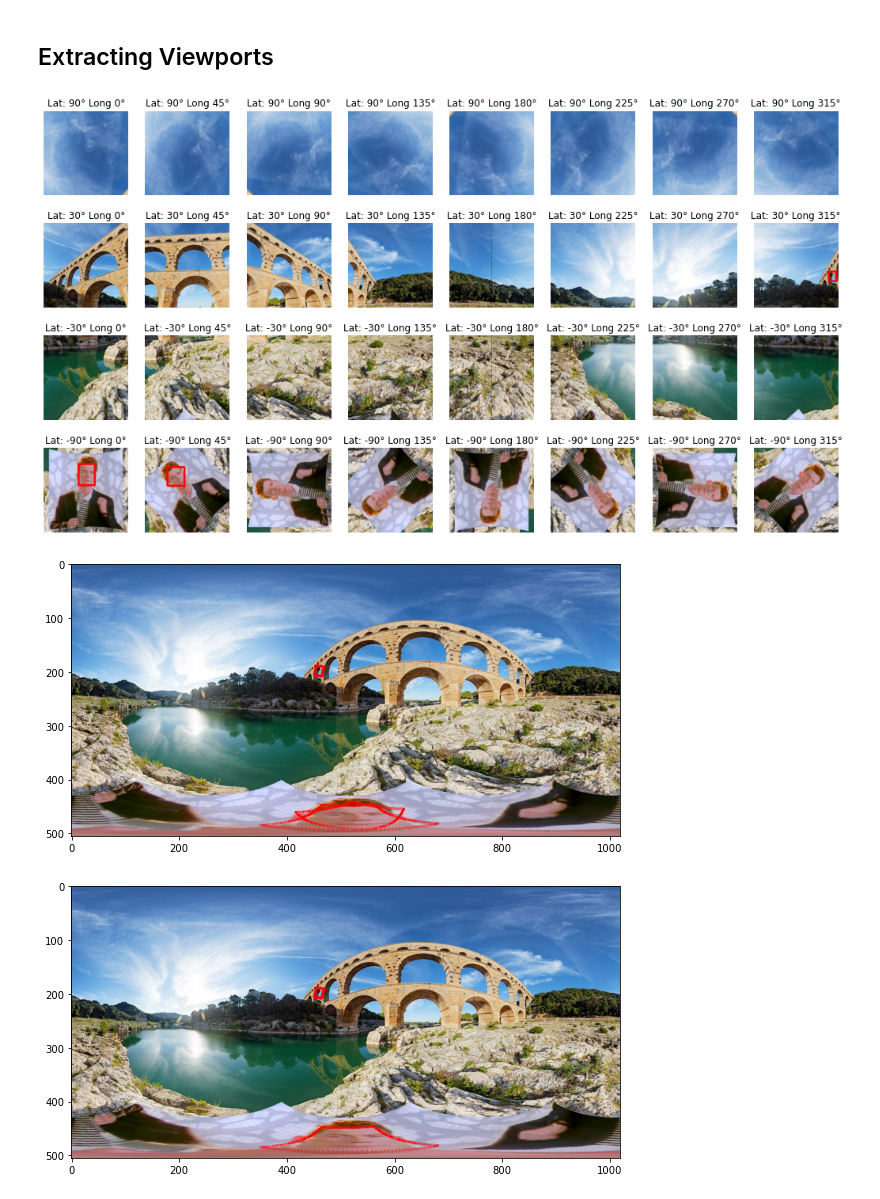
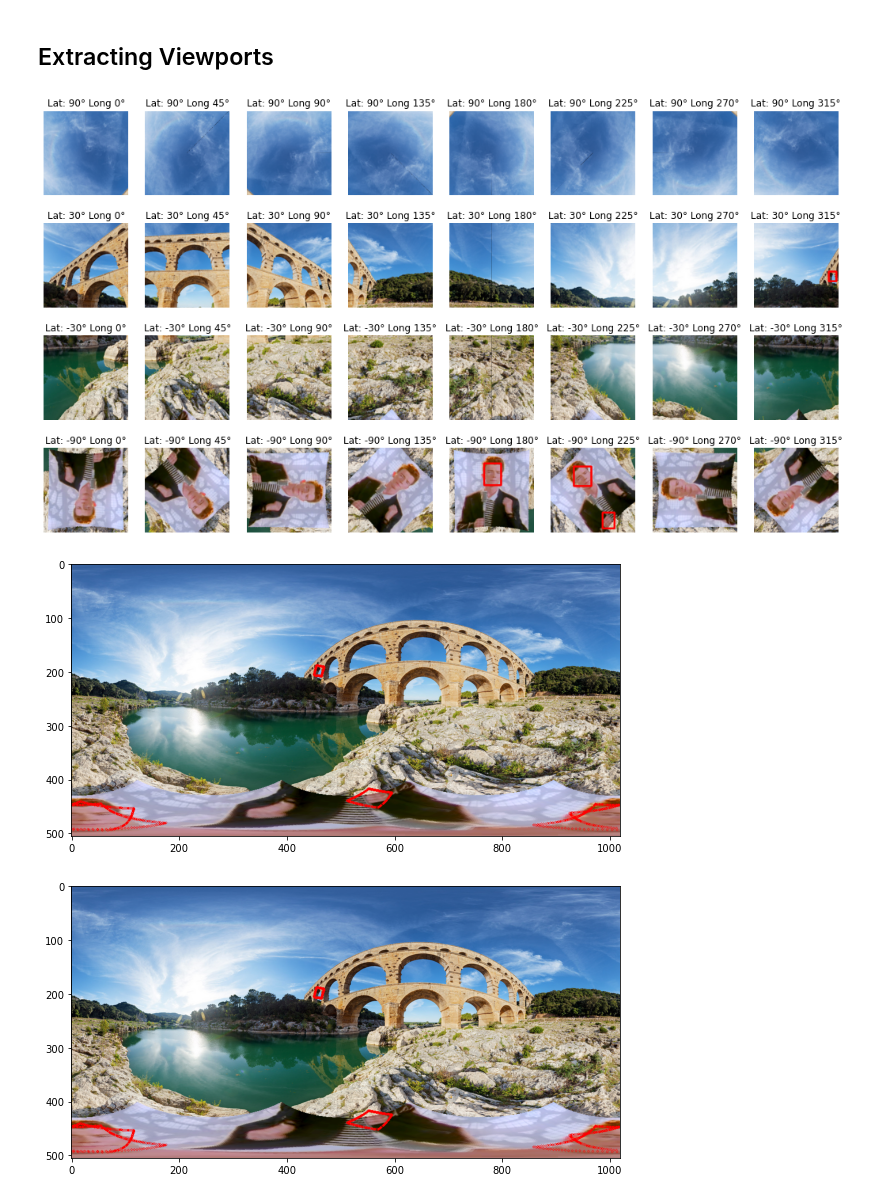
Before and after one commit to TeleMidia/faces360, a Jupyter notebook: ipynb/Face360-Modularized.ipynb, the cells around one changed output. Cells and saved outputs as stored; diff of their text form; code cells hidden in the pictures.

```diff
--- a/ipynb/Face360-Modularized.ipynb
+++ b/ipynb/Face360-Modularized.ipynb
@@ -29,16 +29,16 @@ dir_path
 # %% [markdown]
 ## Extracting Viewports
 # %%
-equ, eq_bounds, all_confs = detect_faces_viewports("C:/Users/paulo/Pictures/test_faces/rick_rolled/lat 90 long 0.png",
+equ, eq_bounds, all_confs = detect_faces_viewports("C:/Users/paulo/Pictures/test_faces/rick_rolled/lat 90 long 180.png",
                                                    rows = 4, cols = 8, fovw = 60, fovh = 60, width = 300, verbose = 1)
 # %% [output]
-[figure, old version]
+[figure, new version]
 # %%
 eq_img = np.uint16(equ._img[:,:,::-1])
 
 img = show_bounds(eq_img, eq_bounds)
 # %% [output]
-[figure, old version]
+[figure, new version]
 # %%
 polys = [geometry.Polygon(eq_bound).buffer(0) for eq_bound in eq_bounds]
 
@@ -47,4 +47,4 @@ nms_bounds = [eq_bounds[d] for d in D]
 
 img = show_bounds(eq_img, nms_bounds)
 # %% [output]
-[figure, old version]
+[figure, new version]
```
Also changed, not shown: 3 other files.
